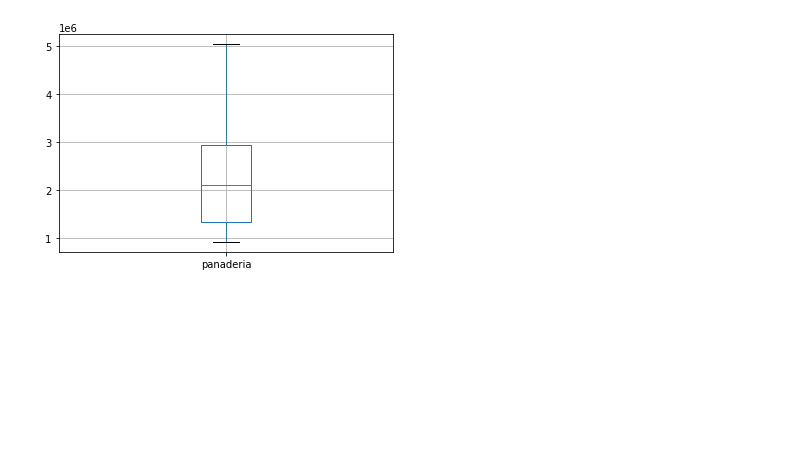
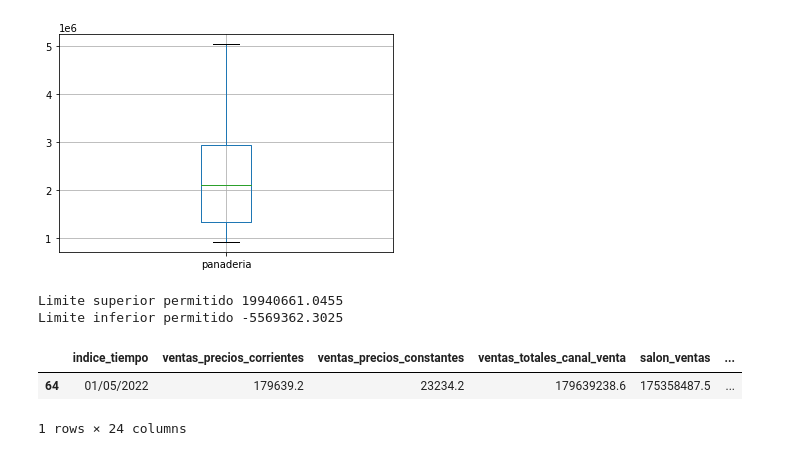
Before and after one commit to rodrigoruizteodoro/Actividad_3, a Jupyter notebook: Actividad 3.ipynb, the cells around one changed output. Saved outputs shown, nothing was run; the diff lists cells and outputs as text; code cells hidden in the pictures; blank space fills up the shorter version.

```diff
--- a/Actividad 3.ipynb
+++ b/Actividad 3.ipynb
@@ -333,3 +333,23 @@ data_clean_panaderia= data2[(y<=Limite_Superior_iqr)&(y>=Limite_Inferior_iqr)]
 boxplot = data_clean_panaderia.boxplot(column=['panaderia'])
 # %% [output]
 [figure]
+# %%
+y=data2["lacteos"]
+
+percentile25=y.quantile(0.25) #Q1
+percentile75=y.quantile(0.75) #Q3
+iqr= percentile75 - percentile25
+
+Limite_Superior_iqr= percentile75 + 1.5*iqr
+Limite_Inferior_iqr= percentile25 - 1.5*iqr
+print("Limite superior permitido", Limite_Superior_iqr)
+print("Limite inferior permitido", Limite_Inferior_iqr)
+
+outliers_lacteos= data2[(y>Limite_Superior_iqr)|(y<Limite_Inferior_iqr)]
+outliers_lacteos
+# %% [output]
+Limite superior permitido 19940661.0455
+Limite inferior permitido -5569362.3025
+|  | indice_tiempo | ventas_precios_corrientes | ventas_precios_constantes | ventas_totales_canal_venta | salon_ventas | ... |
+| 64 | 01/05/2022 | 179639.2 | 23234.2 | 179639238.6 | 175358487.5 | ... |
+1 rows × 24 columns
```
Also changed, not shown: parts of 2 cells of this notebook.
